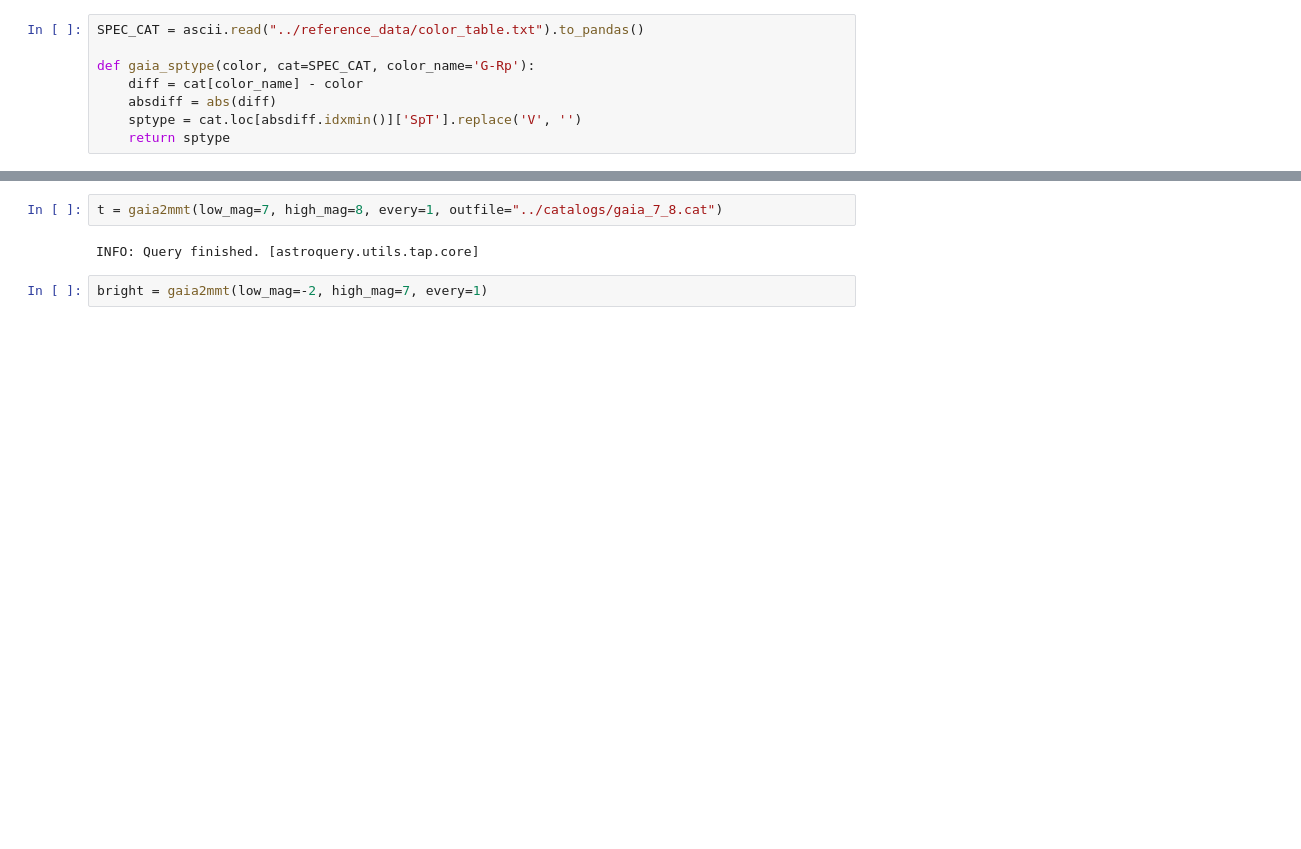
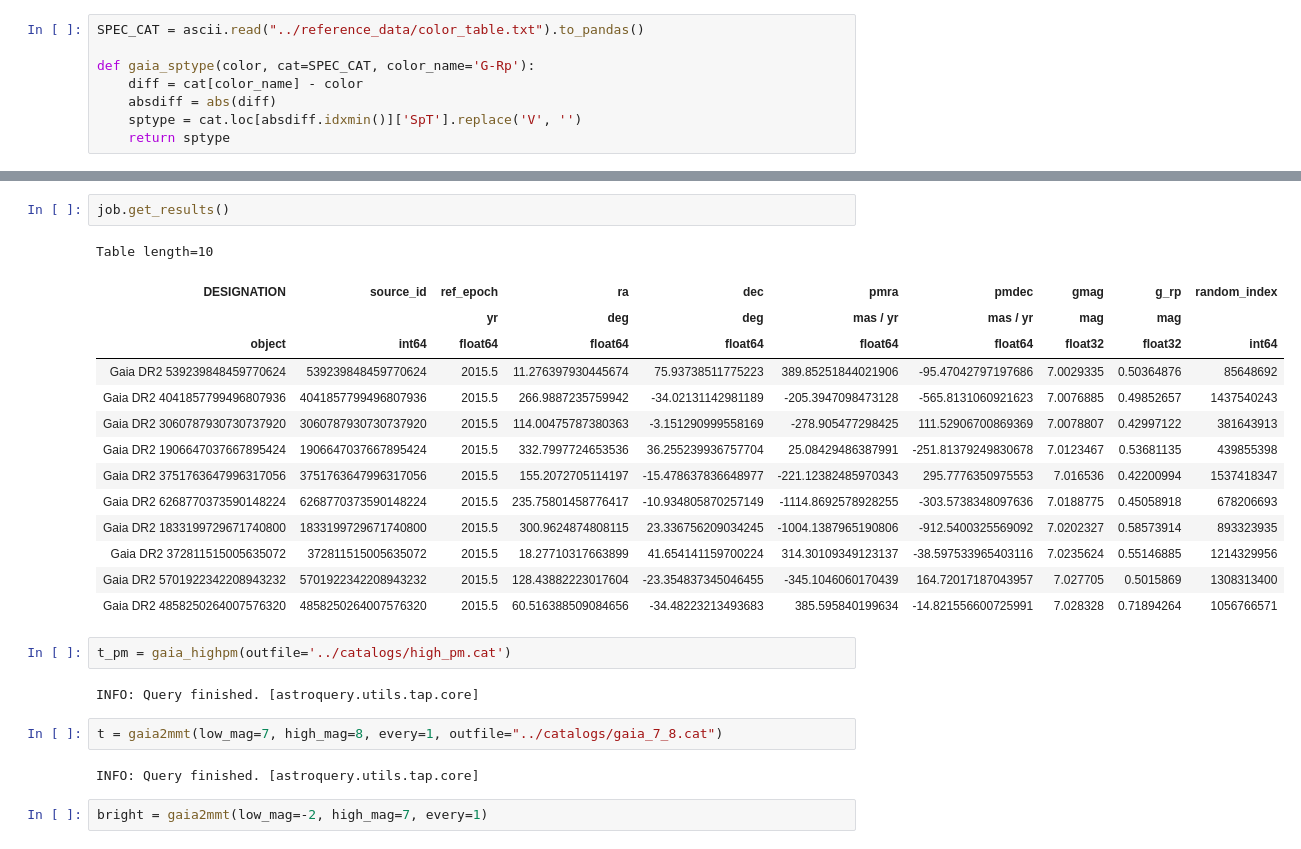
Before and after one commit to MMTObservatory/master_catalogs, a Jupyter notebook: notebooks/gaia.ipynb, the cells around one changed output, grey strips where cells are left out. Cells and saved outputs as stored; diff of their text form; blank space fills up the shorter version.

Commit message:
define a catalog of high pm stars for testing

```diff
--- a/notebooks/gaia.ipynb
+++ b/notebooks/gaia.ipynb
@@ -90,3 +172,24 @@ def gaia2mmt(low_mag, high_mag, every=10, outfile=None):
+# %%
+job.get_results()
+# %% [output]
+Table length=10
+| DESIGNATION | source_id | ref_epoch | ra | dec | pmra | pmdec | gmag | g_rp | random_index |
+|  |  | yr | deg | deg | mas / yr | mas / yr | mag | mag |  |
+| object | int64 | float64 | float64 | float64 | float64 | float64 | float32 | float32 | int64 |
+| Gaia DR2 539239848459770624 | 539239848459770624 | 2015.5 | 11.276397930445674 | 75.93738511775223 | 389.85251844021906 | -95.47042797197686 | 7.0029335 | 0.50364876 | 85648692 |
+| Gaia DR2 4041857799496807936 | 4041857799496807936 | 2015.5 | 266.9887235759942 | -34.02131142981189 | -205.3947098473128 | -565.8131060921623 | 7.0076885 | 0.49852657 | 1437540243 |
+| Gaia DR2 3060787930730737920 | 3060787930730737920 | 2015.5 | 114.00475787380363 | -3.151290999558169 | -278.905477298425 | 111.52906700869369 | 7.0078807 | 0.42997122 | 381643913 |
+| Gaia DR2 1906647037667895424 | 1906647037667895424 | 2015.5 | 332.7997724653536 | 36.255239936757704 | 25.08429486387991 | -251.81379249830678 | 7.0123467 | 0.53681135 | 439855398 |
+| Gaia DR2 3751763647996317056 | 3751763647996317056 | 2015.5 | 155.2072705114197 | -15.478637836648977 | -221.12382485970343 | 295.7776350975553 | 7.016536 | 0.42200994 | 1537418347 |
+| Gaia DR2 6268770373590148224 | 6268770373590148224 | 2015.5 | 235.75801458776417 | -10.934805870257149 | -1114.8692578928255 | -303.5738348097636 | 7.0188775 | 0.45058918 | 678206693 |
+| Gaia DR2 1833199729671740800 | 1833199729671740800 | 2015.5 | 300.9624874808115 | 23.336756209034245 | -1004.1387965190806 | -912.5400325569092 | 7.0202327 | 0.58573914 | 893323935 |
+| Gaia DR2 372811515005635072 | 372811515005635072 | 2015.5 | 18.27710317663899 | 41.654141159700224 | 314.30109349123137 | -38.597533965403116 | 7.0235624 | 0.55146885 | 1214329956 |
+| Gaia DR2 5701922342208943232 | 5701922342208943232 | 2015.5 | 128.43882223017604 | -23.354837345046455 | -345.1046060170439 | 164.72017187043957 | 7.027705 | 0.5015869 | 1308313400 |
+| Gaia DR2 4858250264007576320 | 4858250264007576320 | 2015.5 | 60.516388509084656 | -34.48223213493683 | 385.595840199634 | -14.821556600725991 | 7.028328 | 0.71894264 | 1056766571 |
+# %%
+t_pm = gaia_highpm(outfile='../catalogs/high_pm.cat')
+# %% [output]
+INFO: Query finished. [astroquery.utils.tap.core]
 # %%
 t = gaia2mmt(low_mag=7, high_mag=8, every=1, outfile="../catalogs/gaia_7_8.cat")
 # %% [output]
```
Also changed, not shown: parts of 7 cells of this notebook, 1 other file.
